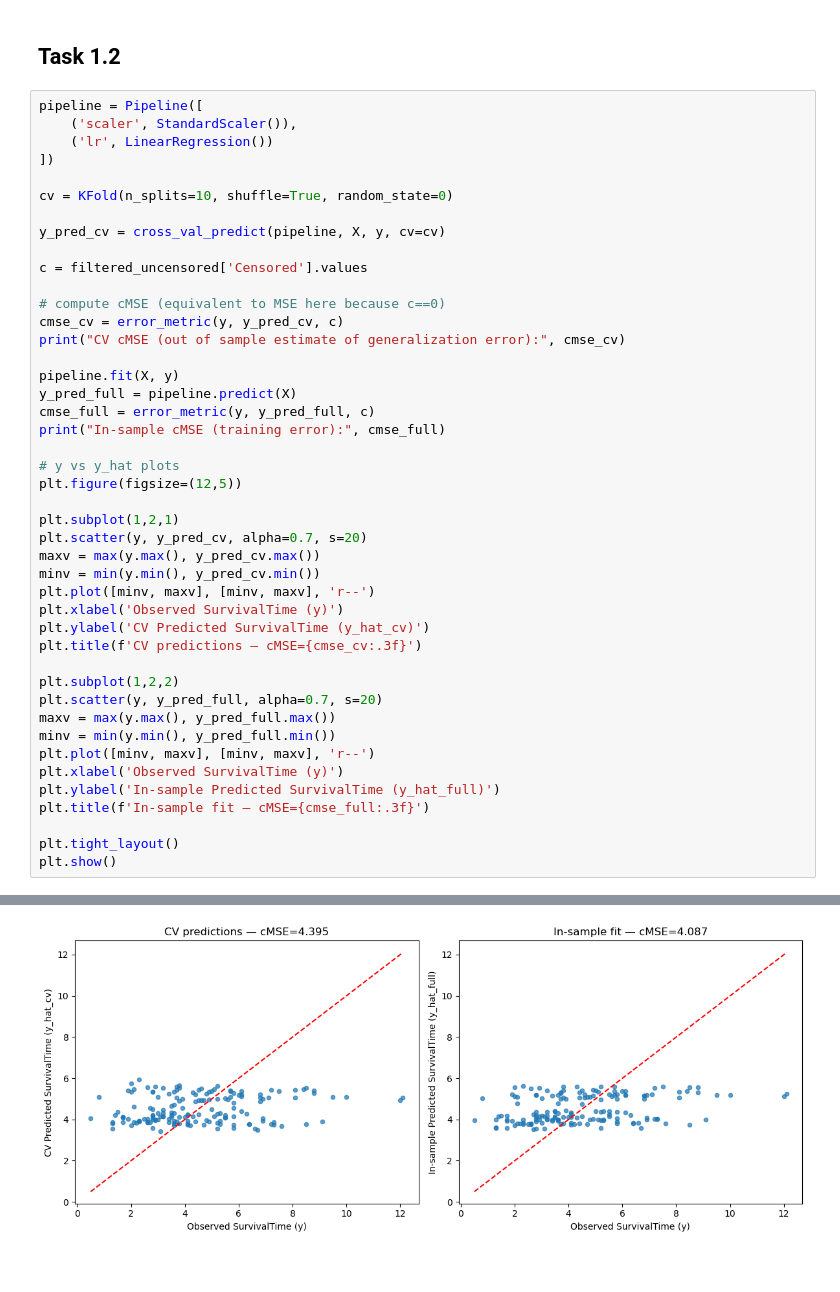
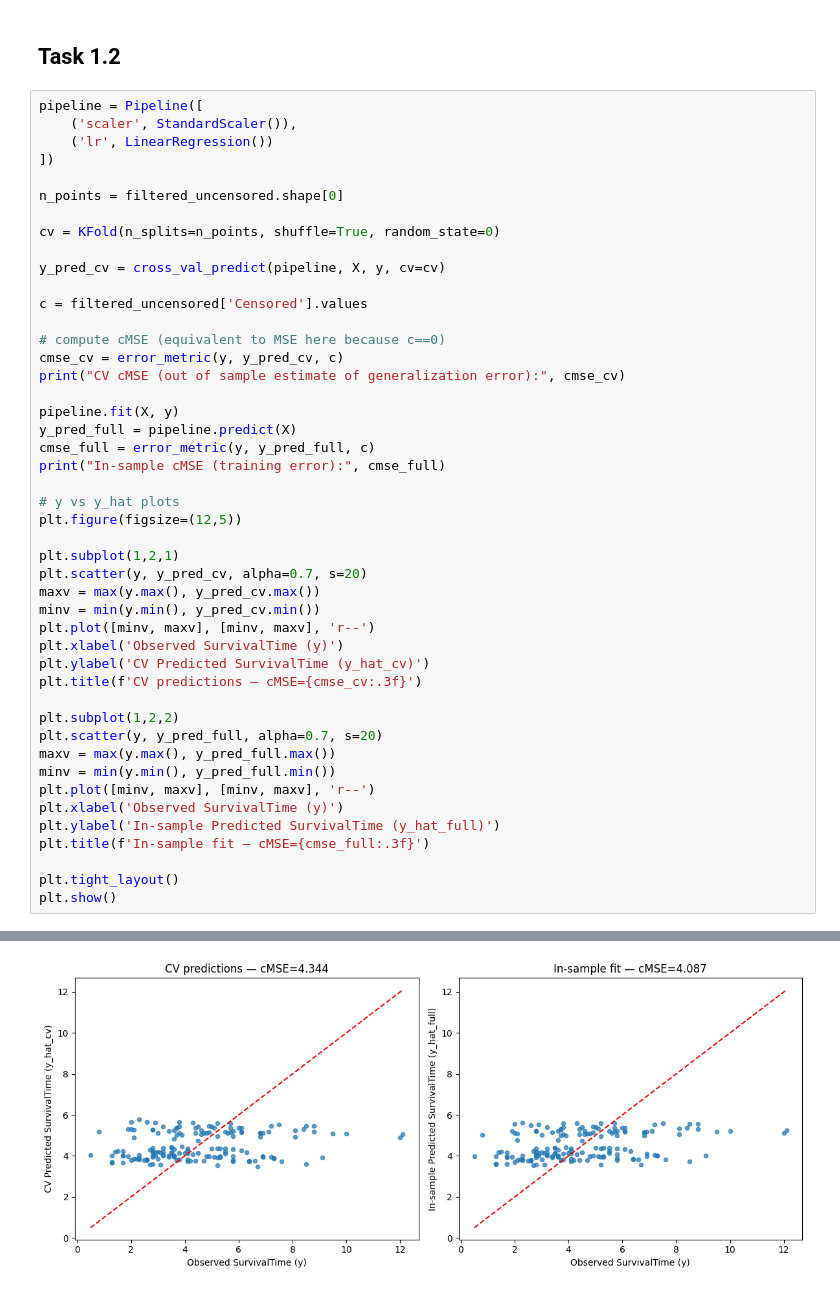
Before and after one commit to bsnabais-boop/AA_Assignment_2, a Jupyter notebook: assignment2.ipynb, the cells around one changed output, grey strips where cells are left out. Saved outputs shown, nothing was run; the diff lists cells and outputs as text.

```diff
--- a/assignment2.ipynb
+++ b/assignment2.ipynb
@@ -164,7 +145,9 @@ pipeline = Pipeline([
     ('lr', LinearRegression())
 ])
 
-cv = KFold(n_splits=10, shuffle=True, random_state=0)
+n_points = filtered_uncensored.shape[0]
+
+cv = KFold(n_splits=n_points, shuffle=True, random_state=0)
 
 y_pred_cv = cross_val_predict(pipeline, X, y, cv=cv)
 
@@ -208,4 +191,4 @@ In-sample cMSE (training error): 4.08730729051099
-[figure, old version]
+[figure, new version]
 # %%
 test = pd.read_csv('test_data.csv')
 
```
Also changed, not shown: parts of 13 cells of this notebook, 2 other files.
